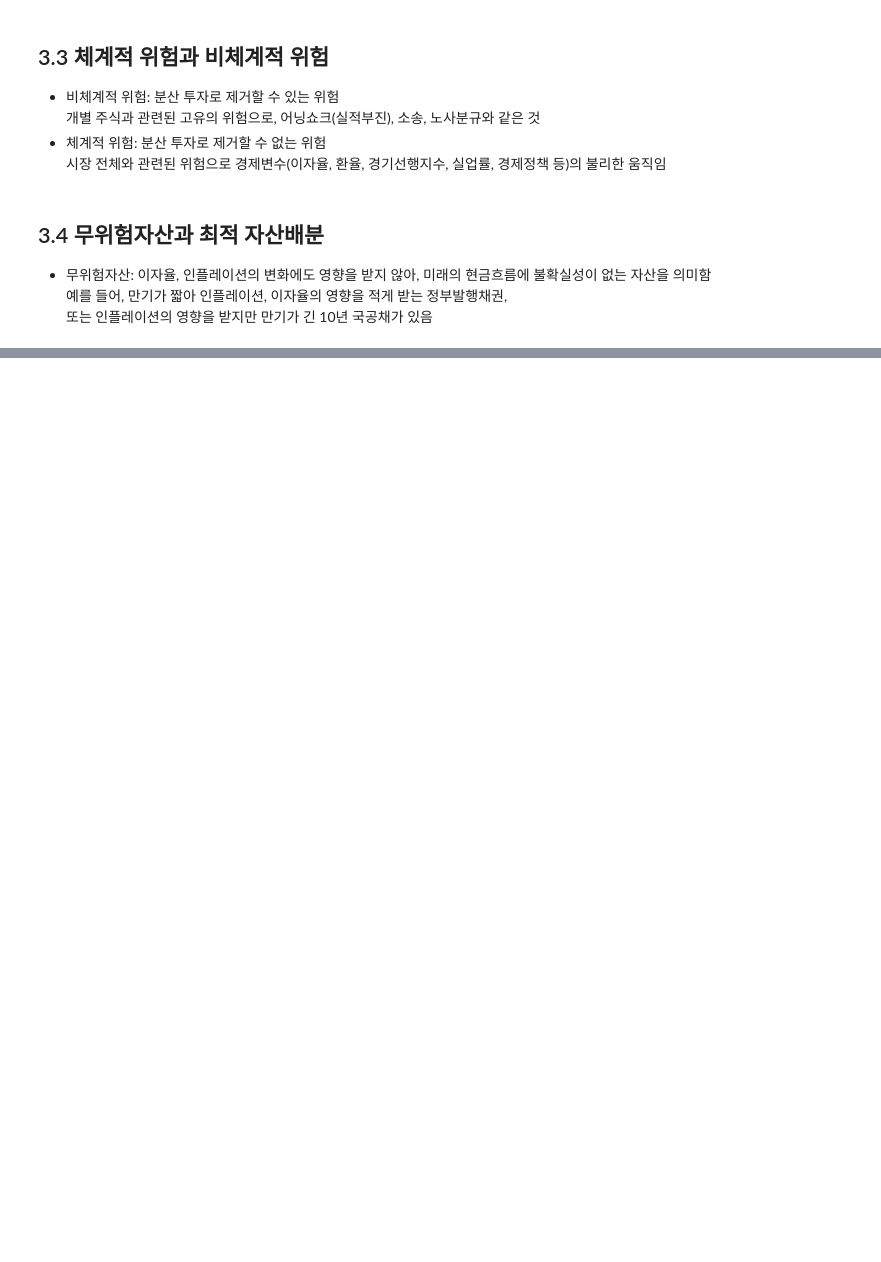
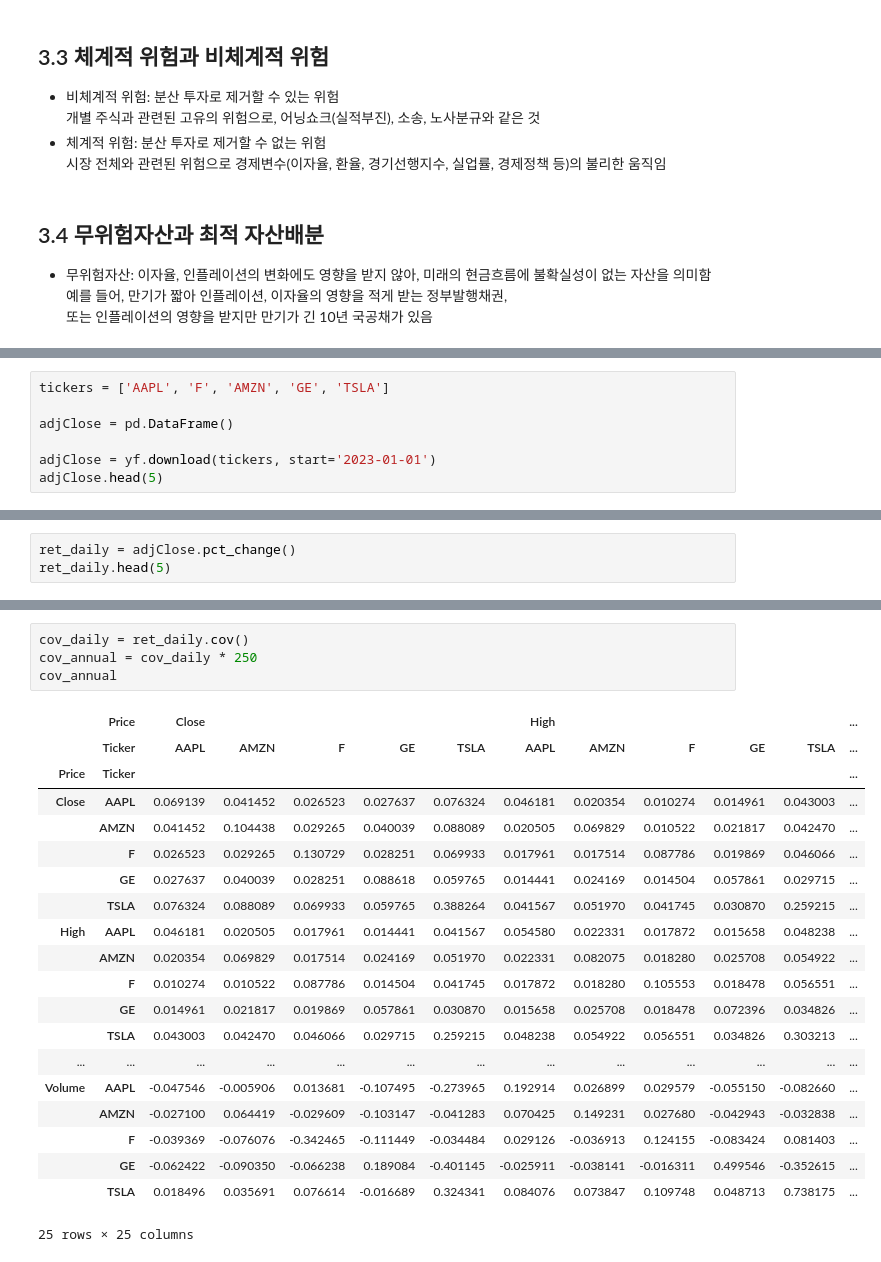
Before and after one commit to thejsw/Quant, a Jupyter notebook: PythonPortfolio.ipynb, the cells around one changed output, grey strips where cells are left out. Drawn from its saved outputs; the diff is of its cells as text; blank space fills up the shorter version.

```diff
--- a/PythonPortfolio.ipynb
+++ b/PythonPortfolio.ipynb
@@ -395,0 +437,7 @@ print(meanReturns)
+# %%
+tickers = ['AAPL', 'F', 'AMZN', 'GE', 'TSLA']
+
+adjClose = pd.DataFrame()
+
+adjClose = yf.download(tickers, start='2023-01-01')
+adjClose.head(5)
@@ -395,0 +455,3 @@ print(meanReturns)
+# %%
+ret_daily = adjClose.pct_change()
+ret_daily.head(5)
@@ -395,0 +491,25 @@ print(meanReturns)
+# %%
+cov_daily = ret_daily.cov()
+cov_annual = cov_daily * 250
+cov_annual
+# %% [output]
+|  | Price | Close |  |  |  |  | High |  |  |  |  | ... |
+|  | Ticker | AAPL | AMZN | F | GE | TSLA | AAPL | AMZN | F | GE | TSLA | ... |
+| Price | Ticker |  |  |  |  |  |  |  |  |  |  | ... |
+| Close | AAPL | 0.069139 | 0.041452 | 0.026523 | 0.027637 | 0.076324 | 0.046181 | 0.020354 | 0.010274 | 0.014961 | 0.043003 | ... |
+|  | AMZN | 0.041452 | 0.104438 | 0.029265 | 0.040039 | 0.088089 | 0.020505 | 0.069829 | 0.010522 | 0.021817 | 0.042470 | ... |
+|  | F | 0.026523 | 0.029265 | 0.130729 | 0.028251 | 0.069933 | 0.017961 | 0.017514 | 0.087786 | 0.019869 | 0.046066 | ... |
+|  | GE | 0.027637 | 0.040039 | 0.028251 | 0.088618 | 0.059765 | 0.014441 | 0.024169 | 0.014504 | 0.057861 | 0.029715 | ... |
+|  | TSLA | 0.076324 | 0.088089 | 0.069933 | 0.059765 | 0.388264 | 0.041567 | 0.051970 | 0.041745 | 0.030870 | 0.259215 | ... |
+| High | AAPL | 0.046181 | 0.020505 | 0.017961 | 0.014441 | 0.041567 | 0.054580 | 0.022331 | 0.017872 | 0.015658 | 0.048238 | ... |
+|  | AMZN | 0.020354 | 0.069829 | 0.017514 | 0.024169 | 0.051970 | 0.022331 | 0.082075 | 0.018280 | 0.025708 | 0.054922 | ... |
+|  | F | 0.010274 | 0.010522 | 0.087786 | 0.014504 | 0.041745 | 0.017872 | 0.018280 | 0.105553 | 0.018478 | 0.056551 | ... |
+|  | GE | 0.014961 | 0.021817 | 0.019869 | 0.057861 | 0.030870 | 0.015658 | 0.025708 | 0.018478 | 0.072396 | 0.034826 | ... |
+|  | TSLA | 0.043003 | 0.042470 | 0.046066 | 0.029715 | 0.259215 | 0.048238 | 0.054922 | 0.056551 | 0.034826 | 0.303213 | ... |
+| ... | ... | ... | ... | ... | ... | ... | ... | ... | ... | ... | ... | ... |
+| Volume | AAPL | -0.047546 | -0.005906 | 0.013681 | -0.107495 | -0.273965 | 0.192914 | 0.026899 | 0.029579 | -0.055150 | -0.082660 | ... |
+|  | AMZN | -0.027100 | 0.064419 | -0.029609 | -0.103147 | -0.041283 | 0.070425 | 0.149231 | 0.027680 | -0.042943 | -0.032838 | ... |
+|  | F | -0.039369 | -0.076076 | -0.342465 | -0.111449 | -0.034484 | 0.029126 | -0.036913 | 0.124155 | -0.083424 | 0.081403 | ... |
+|  | GE | -0.062422 | -0.090350 | -0.066238 | 0.189084 | -0.401145 | -0.025911 | -0.038141 | -0.016311 | 0.499546 | -0.352615 | ... |
+|  | TSLA | 0.018496 | 0.035691 | 0.076614 | -0.016689 | 0.324341 | 0.084076 | 0.073847 | 0.109748 | 0.048713 | 0.738175 | ... |
+25 rows × 25 columns
```
Also changed, not shown: parts of 21 cells of this notebook.
